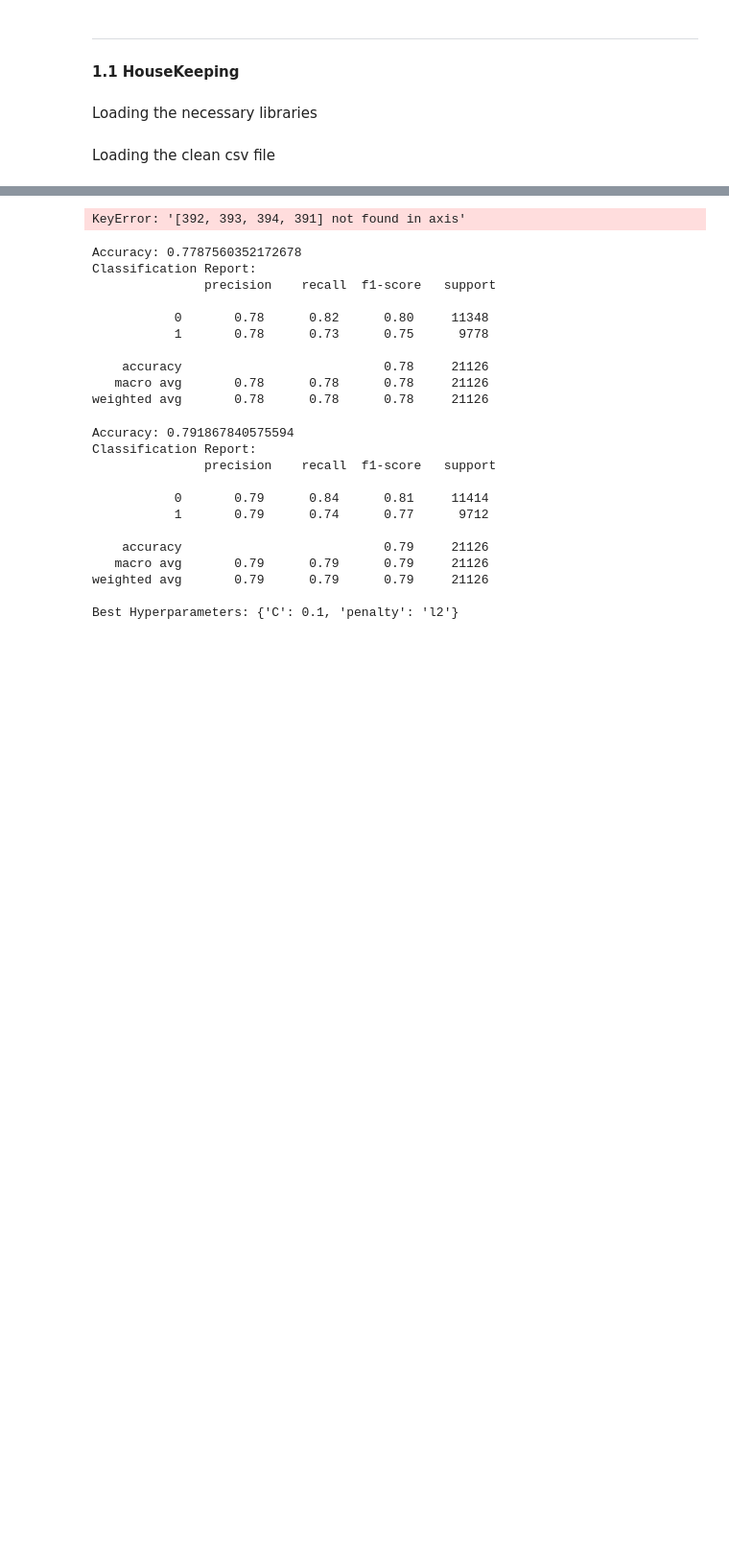
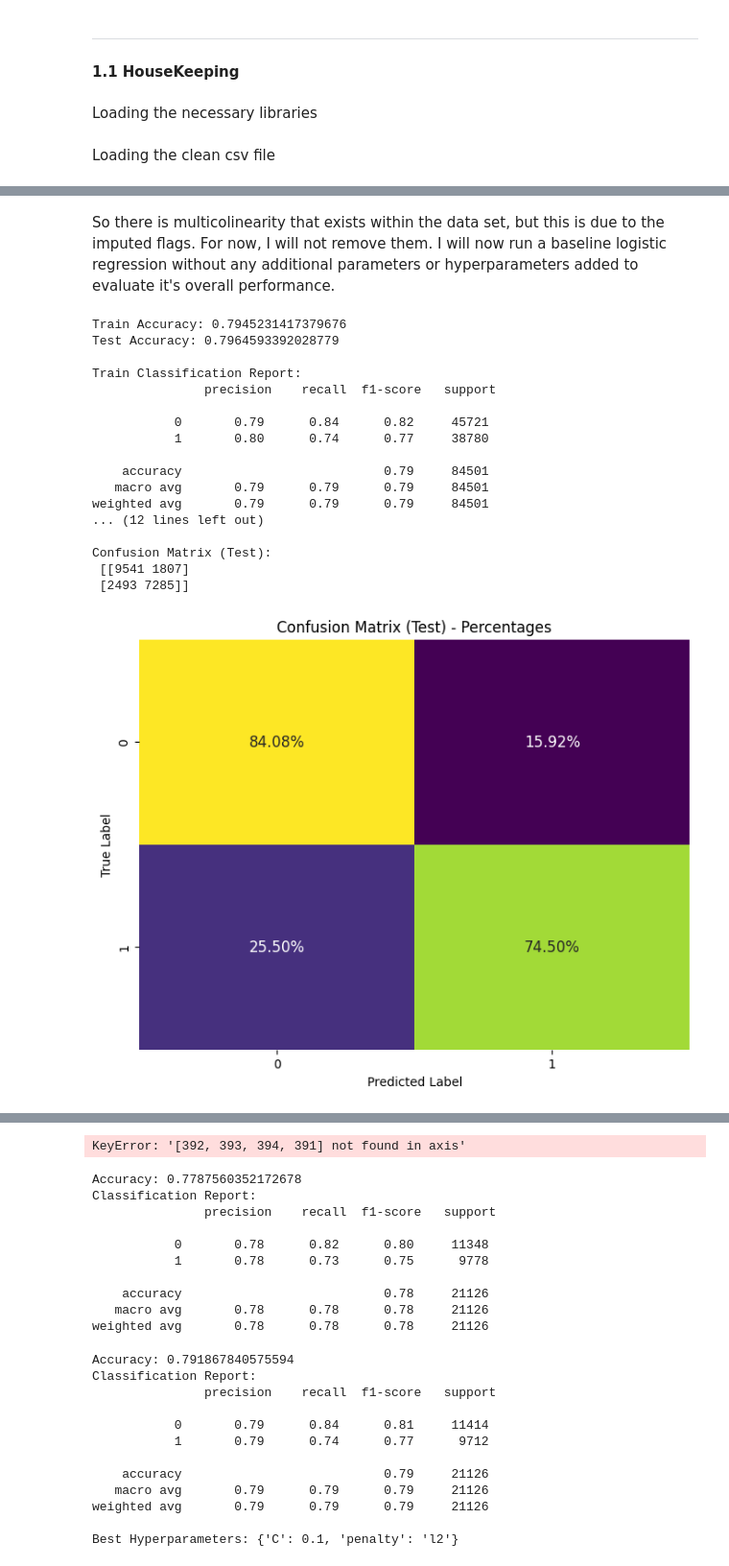
Before and after one commit to lo-klkl/BSTN_Capstone-Diab, a Jupyter notebook: Notebooks/Pt3-Modelling-Pt1.ipynb, the cells around one changed output, grey strips where cells are left out. Shown: that part at 96% size. Saved outputs shown, nothing was run; the diff lists cells and outputs as text; code cells hidden in the pictures; blank space fills up the shorter version.

```diff
--- a/Notebooks/Pt3-Modelling-Pt1.ipynb
+++ b/Notebooks/Pt3-Modelling-Pt1.ipynb
@@ -75,0 +137,20 @@ Given that all of the data contained in the dataframe is binary (either 1 or 0),
+# %%
+#  Define the features and target variables
+X = health_data.drop(['disposition'], axis=1)
+y = health_data['disposition']
+
+# Split to train/test
+X_train, X_test, y_train, y_test = train_test_split(X, y, test_size=0.2, random_state=42)
+
+# Check for multicollinearity
+corr_matrix = X_train.corr()
+
+# Identify highly correlated features
+highly_correlated = np.where(np.abs(corr_matrix) > 0.9)
+
+# Show the highly correlated fatures
+features_to_drop = set()
+for col1, col2 in zip(*highly_correlated):
+    if col1 != col2 and col1 not in features_to_drop:
+        features_to_drop.add(col2)
+        print(f"Highly correlated features: {X_train.columns[col1]} and {X_train.columns[col2]}")
@@ -75,0 +162,60 @@ Given that all of the data contained in the dataframe is binary (either 1 or 0),
+# %% [markdown]
+So there is multicolinearity that exists within the data set, but this is due to the imputed flags. For now, I will not remove them. I will now run a baseline logistic regression without any additional parameters or hyperparameters added to evaluate it's overall performance.
+# %%
+# Scale the data
+scaler = StandardScaler()
+X_train_scaled = scaler.fit_transform(X_train)
+X_test_scaled = scaler.transform(X_test)
+
+# Create and fit the Logistic Regression model
+logreg = LogisticRegression(max_iter=1000)
+logreg.fit(X_train_scaled, y_train)
+
+# Predictions
+y_train_pred = logreg.predict(X_train_scaled)
+y_test_pred = logreg.predict(X_test_scaled)
+
+# Accuracy Scores
+train_accuracy = accuracy_score(y_train, y_train_pred)
+test_accuracy = accuracy_score(y_test, y_test_pred)
+
+print('Train Accuracy:', train_accuracy)
+print('Test Accuracy:', test_accuracy)
+
+# Classification Reports
+print('\nTrain Classification Report:\n', classification_report(y_train, y_train_pred))
+print('\nTest Classification Report:\n', classification_report(y_test, y_test_pred))
+
+# Confusion Matrix
+conf_matrix_test = confusion_matrix(y_test, y_test_pred)
+print('\nConfusion Matrix (Test):\n', conf_matrix_test)
+
+# Calculate percentages for the confusion matrix
+conf_matrix_percent = conf_matrix_test / conf_matrix_test.sum(axis=1)[:, np.newaxis]
+
+# Create a heatmap with the percentages
+plt.figure(figsize=(8, 6))
+sns.heatmap(conf_matrix_percent, annot=True, fmt='.2%', cmap='viridis', cbar=False, annot_kws={'size': 12})
+plt.title('Confusion Matrix (Test) - Percentages')
+plt.xlabel('Predicted Label')
+plt.ylabel('True Label')
+plt.show()
+# %% [output]
+Train Accuracy: 0.7945231417379676
+Test Accuracy: 0.7964593392028779
+
+Train Classification Report:
+               precision    recall  f1-score   support
+
+           0       0.79      0.84      0.82     45721
+           1       0.80      0.74      0.77     38780
+
+    accuracy                           0.79     84501
+   macro avg       0.79      0.79      0.79     84501
+weighted avg       0.79      0.79      0.79     84501
+... (12 lines left out)
+
+Confusion Matrix (Test):
+ [[9541 1807]
+ [2493 7285]]
+[figure, added]
```
Also changed, not shown: parts of 22 cells of this notebook.
